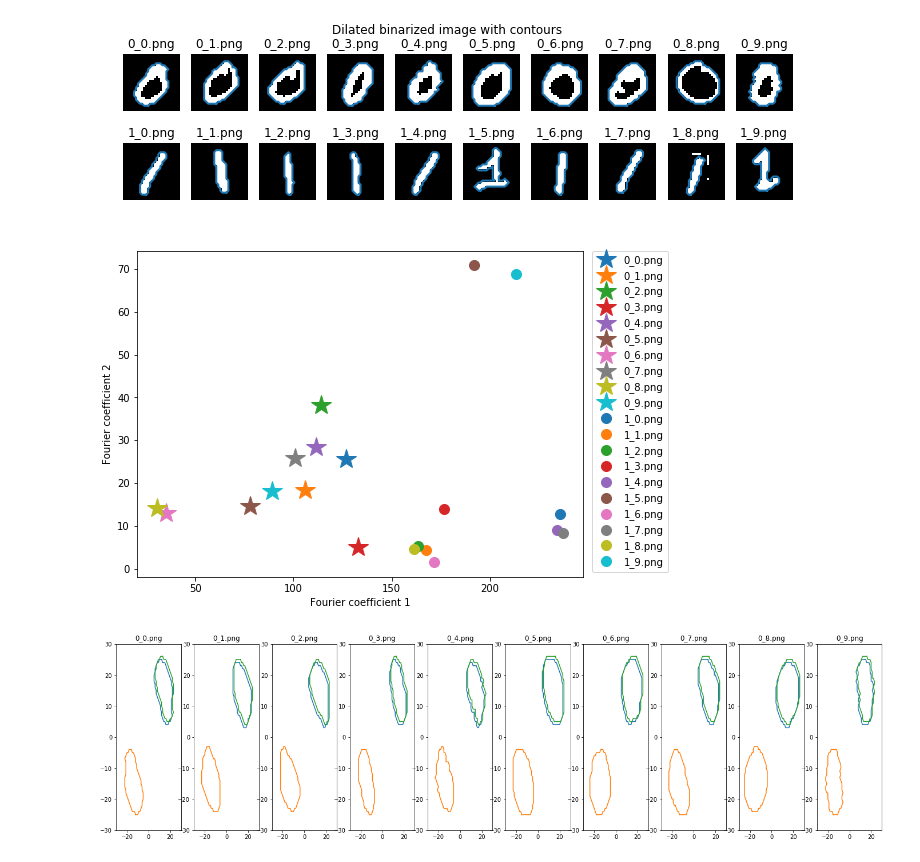
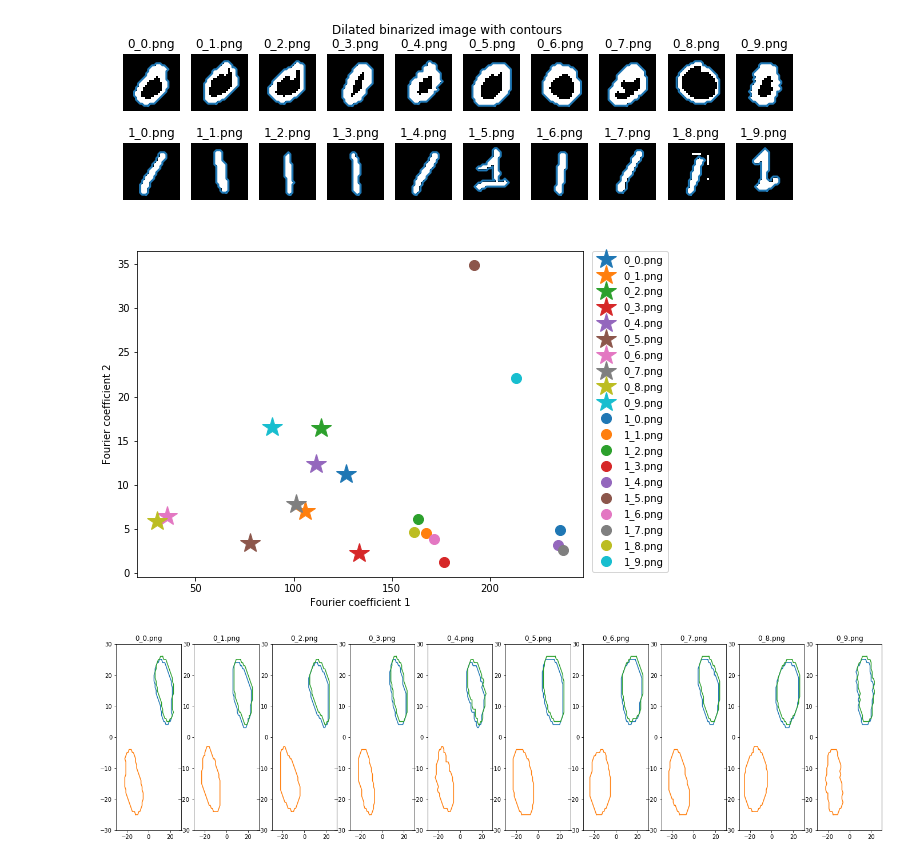
Before and after one commit to zenomessi/IAPR, a Jupyter notebook: labs/lab_02_object_description.ipynb, the cells around one changed output. Saved outputs shown, nothing was run; the diff lists cells and outputs as text; code cells hidden in the pictures.

```diff
--- a/labs/lab_02_object_description.ipynb
+++ b/labs/lab_02_object_description.ipynb
@@ -181,44 +185,29 @@ for cont in outer_1:
 # %%
 from mpl_toolkits.mplot3d import Axes3D
 # Compute 10 fourier coefficients
-ft_0=[]
-ft_1=[]
-for u in us_0:
-    ftu=[]
-    n=float(len(u))
-    for l in range(0,10):
-        temp=sum([u_i*np.exp(-complex(0,1.)*2*math.pi*k*l/n) for (k, u_i) in enumerate(u)])
-        ftu.append(temp)
-    ft_0.append(ftu)
-for u in us_1:
-    ftu=[]
-    n=float(len(u))
-    for l in range(0,10):
-        temp=sum([u_i*np.exp(-complex(0,1.)*2*math.pi*k*l/n) for (k, u_i) in enumerate(u)])
-        ftu.append(temp)
-    ft_1.append(ftu)
+ft_0=fourier(us_0,10)
+ft_1=fourier(us_1,10)
+
 # Take their norm
 ft_0_norm=[[abs(u) for u in f] for f in ft_0]
 ft_1_norm=[[abs(u) for u in f] for f in ft_1]
 
 # And plot everything
 fig, ax = plt.subplots(1, 1, figsize=(8, 6))
 # fig = plt.figure(figsize=(12, 12))
 # ax = fig.add_subplot(111, projection='3d')
 for f in ft_0_norm:
-    ax.plot(f[1], f[2], '*', markersize='20')
+    ax.plot(f[1], f[4], '*', markersize='20')
 #     ax.scatter(f[1], f[2], f[3], marker='.')
-#     ax.plot(f[1], f[2], '*')
 for f in ft_1_norm:
-    #ax.plot(f[1], f[2], '.')
 #     ax.scatter(f[1], f[2], f[3], marker='^')
-    ax.plot(f[1], f[2], '.',markersize='20')
+    ax.plot(f[1], f[4], '.',markersize='20')
 ax.set_xlabel('Fourier coefficient 1')
 ax.set_ylabel('Fourier coefficient 2')
 ax.legend(zeros_names+ones_names, loc='lower right', bbox_to_anchor=(1.2, 0))
 plt.show()
 # %% [output]
-[figure, old version]
+[figure, new version]
 # %%
 #assess rotation invariance
 # rotate the complex numbers of the contours
```
Also changed, not shown: parts of 6 cells of this notebook.
